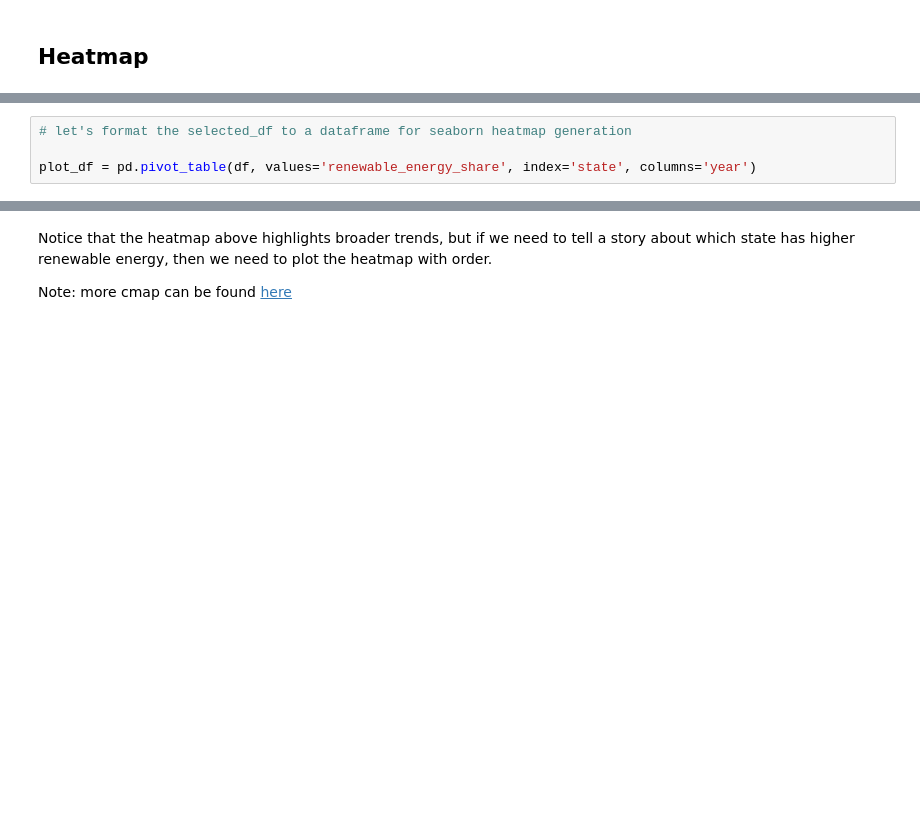
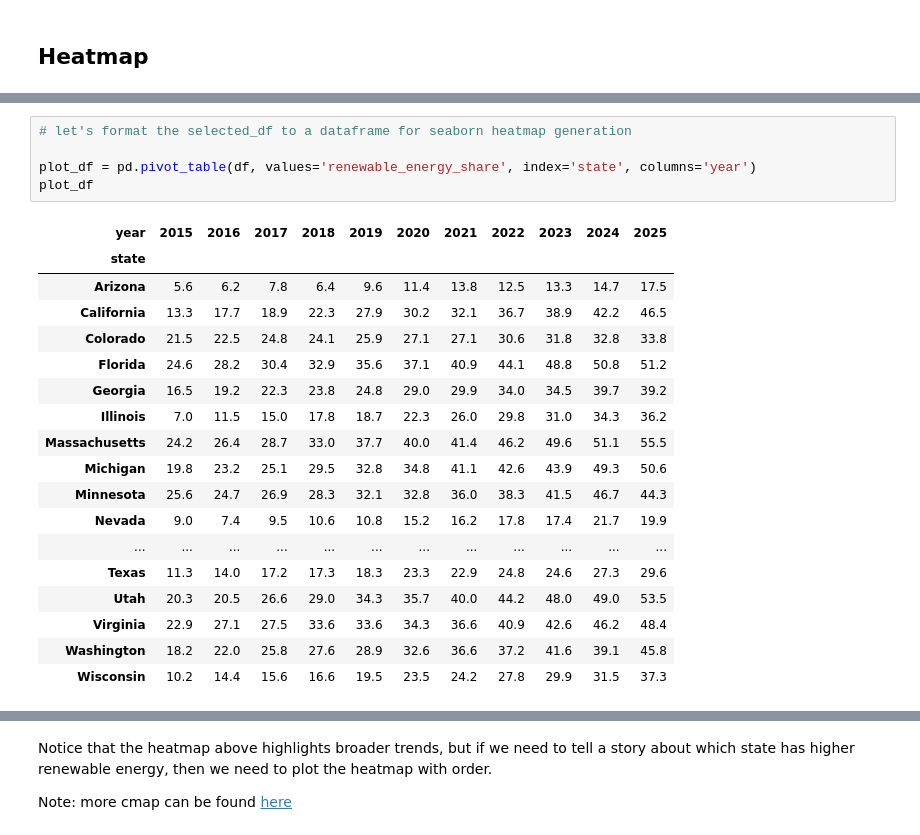
Before and after one commit to jieshu-wang-SBU/EST389_371_2026_spring, a Jupyter notebook: lectures/07-Data_visualization/07-01_visualize_amounts.ipynb, the cells around one changed output, grey strips where cells are left out. Drawn from its saved outputs; the diff is of its cells as text; blank space fills up the shorter version.

```diff
--- a/lectures/07-Data_visualization/07-01_visualize_amounts.ipynb
+++ b/lectures/07-Data_visualization/07-01_visualize_amounts.ipynb
@@ -163,7 +200,27 @@ df.head()
 # %%
 # let's format the selected_df to a dataframe for seaborn heatmap generation
 
 plot_df = pd.pivot_table(df, values='renewable_energy_share', index='state', columns='year')
+plot_df
+# %% [output]
+| year | 2015 | 2016 | 2017 | 2018 | 2019 | 2020 | 2021 | 2022 | 2023 | 2024 | 2025 |
+| state |  |  |  |  |  |  |  |  |  |  |  |
+| Arizona | 5.6 | 6.2 | 7.8 | 6.4 | 9.6 | 11.4 | 13.8 | 12.5 | 13.3 | 14.7 | 17.5 |
+| California | 13.3 | 17.7 | 18.9 | 22.3 | 27.9 | 30.2 | 32.1 | 36.7 | 38.9 | 42.2 | 46.5 |
+| Colorado | 21.5 | 22.5 | 24.8 | 24.1 | 25.9 | 27.1 | 27.1 | 30.6 | 31.8 | 32.8 | 33.8 |
+| Florida | 24.6 | 28.2 | 30.4 | 32.9 | 35.6 | 37.1 | 40.9 | 44.1 | 48.8 | 50.8 | 51.2 |
+| Georgia | 16.5 | 19.2 | 22.3 | 23.8 | 24.8 | 29.0 | 29.9 | 34.0 | 34.5 | 39.7 | 39.2 |
+| Illinois | 7.0 | 11.5 | 15.0 | 17.8 | 18.7 | 22.3 | 26.0 | 29.8 | 31.0 | 34.3 | 36.2 |
+| Massachusetts | 24.2 | 26.4 | 28.7 | 33.0 | 37.7 | 40.0 | 41.4 | 46.2 | 49.6 | 51.1 | 55.5 |
+| Michigan | 19.8 | 23.2 | 25.1 | 29.5 | 32.8 | 34.8 | 41.1 | 42.6 | 43.9 | 49.3 | 50.6 |
+| Minnesota | 25.6 | 24.7 | 26.9 | 28.3 | 32.1 | 32.8 | 36.0 | 38.3 | 41.5 | 46.7 | 44.3 |
+| Nevada | 9.0 | 7.4 | 9.5 | 10.6 | 10.8 | 15.2 | 16.2 | 17.8 | 17.4 | 21.7 | 19.9 |
+| ... | ... | ... | ... | ... | ... | ... | ... | ... | ... | ... | ... |
+| Texas | 11.3 | 14.0 | 17.2 | 17.3 | 18.3 | 23.3 | 22.9 | 24.8 | 24.6 | 27.3 | 29.6 |
+| Utah | 20.3 | 20.5 | 26.6 | 29.0 | 34.3 | 35.7 | 40.0 | 44.2 | 48.0 | 49.0 | 53.5 |
+| Virginia | 22.9 | 27.1 | 27.5 | 33.6 | 33.6 | 34.3 | 36.6 | 40.9 | 42.6 | 46.2 | 48.4 |
+| Washington | 18.2 | 22.0 | 25.8 | 27.6 | 28.9 | 32.6 | 36.6 | 37.2 | 41.6 | 39.1 | 45.8 |
+| Wisconsin | 10.2 | 14.4 | 15.6 | 16.6 | 19.5 | 23.5 | 24.2 | 27.8 | 29.9 | 31.5 | 37.3 |
 # %%
 fig, ax = plt.subplots(nrows=1, ncols=1, figsize=(9,5), tight_layout=True)
 
```
Also changed, not shown: parts of 13 cells of this notebook.
